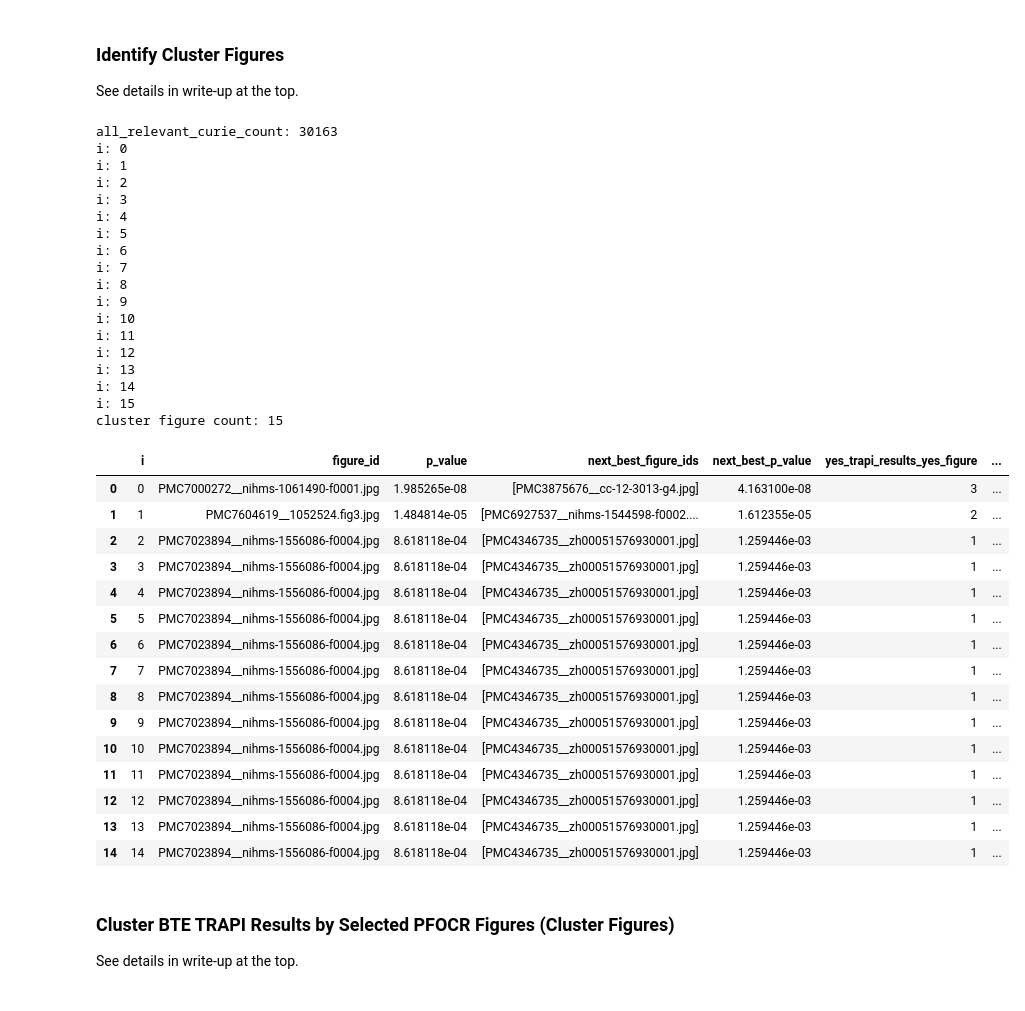
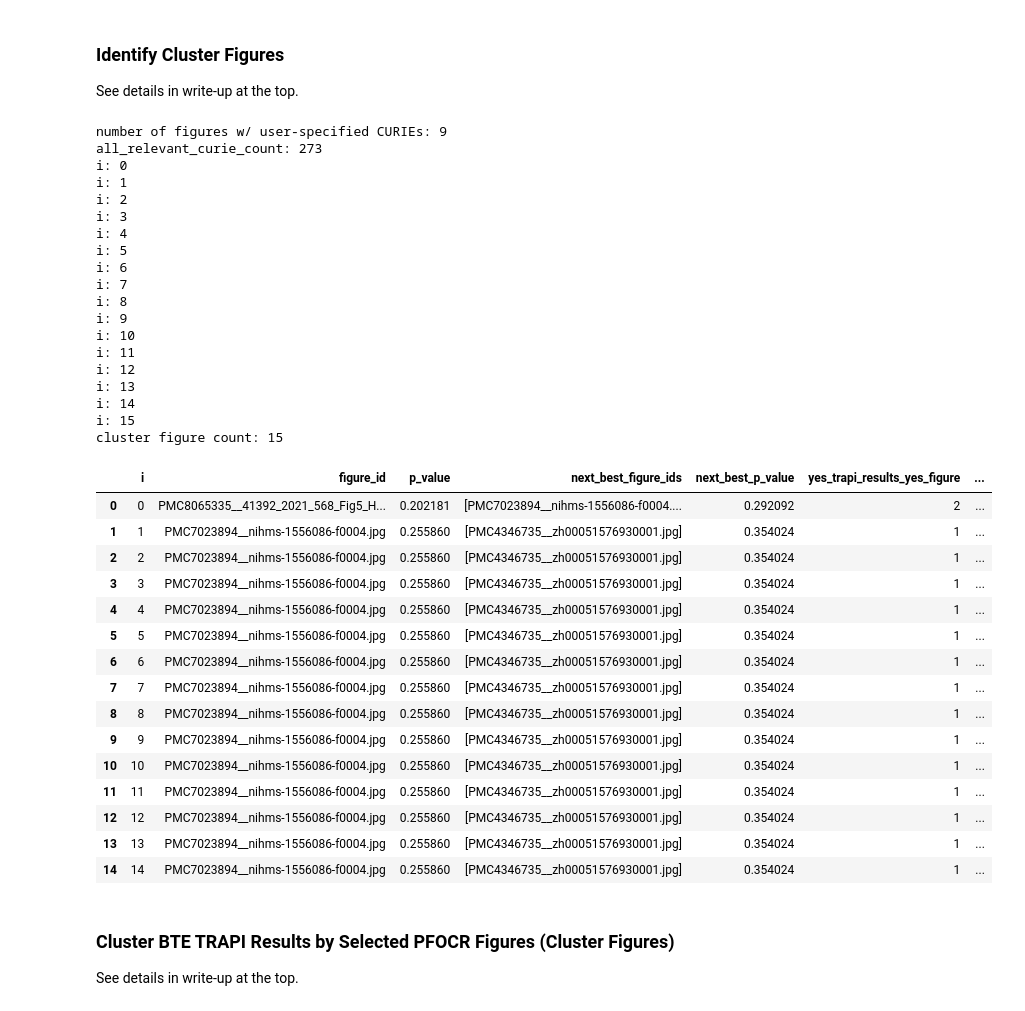
Before and after one commit to wikipathways/pathway-figure-ocr, a Jupyter notebook: notebooks/bte_clustering.ipynb, the cells around one changed output. Saved outputs shown, nothing was run; the diff lists cells and outputs as text; code cells hidden in the pictures.

```diff
--- a/notebooks/bte_clustering.ipynb
+++ b/notebooks/bte_clustering.ipynb
@@ -725,70 +724,71 @@ def get_next_cluster_figures(
 
 
 # don't worry whether cluster figure has user-specified IDs
+#relevant_figure_curie_df = figure_curie_df[figure_curie_df["category"].isin(
+#    list(relevant_pfocr_categories)
+#)]
+# only use cluster figures that have the user-specified ids
+figures_with_user_specified_ids = set(
+    figure_curie_df[
+        figure_curie_df["curie"].isin(user_specified_ids)
+    ]["figure_id"]
+)
+print(f'number of figures w/ user-specified CURIEs: {len(figures_with_user_specified_ids)}')
 relevant_figure_curie_df = figure_curie_df[figure_curie_df["category"].isin(
     list(relevant_pfocr_categories)
+) & figure_curie_df["figure_id"].isin(
+    figures_with_user_specified_ids
 )]
-# only use cluster figures that have the user-specified ids
-#figures_with_user_specified_ids = set(
-#    figure_curie_df[
-#        figure_curie_df["curie"].isin(user_specified_ids)
-#    ]["figure_id"]
-#)
-#print(f'number of figures w/ user-specified CURIEs: {len(figures_with_user_specified_ids)}')
-#relevant_figure_curie_df = figure_curie_df[figure_curie_df["category"].isin(
-#    list(relevant_pfocr_categories)
-#) & figure_curie_df["figure_id"].isin(
-#    figures_with_user_specified_ids
-#)]
 
 all_relevant_curie_count = len(set(
     relevant_figure_curie_df["curie"].drop_duplicates()
 ))
 print(f'all_relevant_curie_count: {all_relevant_curie_count}')
 
 cluster_figure_ids_out = get_next_cluster_figures(
     all_relevant_curie_count,
     relevant_figure_curie_df,
     trapi_results_unified_curies,
 )
 print(f'cluster figure count: {len(cluster_figure_ids_out)}')
 cluster_figure_df = pd.DataFrame.from_records(cluster_figure_data)
 cluster_figure_df
 # %% [output]
-all_relevant_curie_count: 30163
+number of figures w/ user-specified CURIEs: 9
+all_relevant_curie_count: 273
 i: 0
 i: 1
 i: 2
 i: 3
 i: 4
 i: 5
 i: 6
 i: 7
 i: 8
 i: 9
 i: 10
 i: 11
 i: 12
 i: 13
 i: 14
 i: 15
 cluster figure count: 15
 |  | i | figure_id | p_value | next_best_figure_ids | next_best_p_value | yes_trapi_results_yes_figure | ... |
-| 0 | 0 | PMC7000272__nihms-1061490-f0001.jpg | 1.985265e-08 | [PMC3875676__cc-12-3013-g4.jpg] | 4.163100e-08 | 3 | ... |
-| 1 | 1 | PMC7604619__1052524.fig3.jpg | 1.484814e-05 | [PMC6927537__nihms-1544598-f0002.... | 1.612355e-05 | 2 | ... |
-| 2 | 2 | PMC7023894__nihms-1556086-f0004.jpg | 8.618118e-04 | [PMC4346735__zh00051576930001.jpg] | 1.259446e-03 | 1 | ... |
-| 3 | 3 | PMC7023894__nihms-1556086-f0004.jpg | 8.618118e-04 | [PMC4346735__zh00051576930001.jpg] | 1.259446e-03 | 1 | ... |
-| 4 | 4 | PMC7023894__nihms-1556086-f0004.jpg | 8.618118e-04 | [PMC4346735__zh00051576930001.jpg] | 1.259446e-03 | 1 | ... |
-| 5 | 5 | PMC7023894__nihms-1556086-f0004.jpg | 8.618118e-04 | [PMC4346735__zh00051576930001.jpg] | 1.259446e-03 | 1 | ... |
-| 6 | 6 | PMC7023894__nihms-1556086-f0004.jpg | 8.618118e-04 | [PMC4346735__zh00051576930001.jpg] | 1.259446e-03 | 1 | ... |
-| 7 | 7 | PMC7023894__nihms-1556086-f0004.jpg | 8.618118e-04 | [PMC4346735__zh00051576930001.jpg] | 1.259446e-03 | 1 | ... |
-| 8 | 8 | PMC7023894__nihms-1556086-f0004.jpg | 8.618118e-04 | [PMC4346735__zh00051576930001.jpg] | 1.259446e-03 | 1 | ... |
-| 9 | 9 | PMC7023894__nihms-1556086-f0004.jpg | 8.618118e-04 | [PMC4346735__zh00051576930001.jpg] | 1.259446e-03 | 1 | ... |
-| 10 | 10 | PMC7023894__nihms-1556086-f0004.jpg | 8.618118e-04 | [PMC4346735__zh00051576930001.jpg] | 1.259446e-03 | 1 | ... |
-| 11 | 11 | PMC7023894__nihms-1556086-f0004.jpg | 8.618118e-04 | [PMC4346735__zh00051576930001.jpg] | 1.259446e-03 | 1 | ... |
-| 12 | 12 | PMC7023894__nihms-1556086-f0004.jpg | 8.618118e-04 | [PMC4346735__zh00051576930001.jpg] | 1.259446e-03 | 1 | ... |
-| 13 | 13 | PMC7023894__nihms-1556086-f0004.jpg | 8.618118e-04 | [PMC4346735__zh00051576930001.jpg] | 1.259446e-03 | 1 | ... |
-| 14 | 14 | PMC7023894__nihms-1556086-f0004.jpg | 8.618118e-04 | [PMC4346735__zh00051576930001.jpg] | 1.259446e-03 | 1 | ... |
+| 0 | 0 | PMC8065335__41392_2021_568_Fig5_H... | 0.202181 | [PMC7023894__nihms-1556086-f0004.... | 0.292092 | 2 | ... |
+| 1 | 1 | PMC7023894__nihms-1556086-f0004.jpg | 0.255860 | [PMC4346735__zh00051576930001.jpg] | 0.354024 | 1 | ... |
+| 2 | 2 | PMC7023894__nihms-1556086-f0004.jpg | 0.255860 | [PMC4346735__zh00051576930001.jpg] | 0.354024 | 1 | ... |
+| 3 | 3 | PMC7023894__nihms-1556086-f0004.jpg | 0.255860 | [PMC4346735__zh00051576930001.jpg] | 0.354024 | 1 | ... |
+| 4 | 4 | PMC7023894__nihms-1556086-f0004.jpg | 0.255860 | [PMC4346735__zh00051576930001.jpg] | 0.354024 | 1 | ... |
+| 5 | 5 | PMC7023894__nihms-1556086-f0004.jpg | 0.255860 | [PMC4346735__zh00051576930001.jpg] | 0.354024 | 1 | ... |
+| 6 | 6 | PMC7023894__nihms-1556086-f0004.jpg | 0.255860 | [PMC4346735__zh00051576930001.jpg] | 0.354024 | 1 | ... |
+| 7 | 7 | PMC7023894__nihms-1556086-f0004.jpg | 0.255860 | [PMC4346735__zh00051576930001.jpg] | 0.354024 | 1 | ... |
+| 8 | 8 | PMC7023894__nihms-1556086-f0004.jpg | 0.255860 | [PMC4346735__zh00051576930001.jpg] | 0.354024 | 1 | ... |
+| 9 | 9 | PMC7023894__nihms-1556086-f0004.jpg | 0.255860 | [PMC4346735__zh00051576930001.jpg] | 0.354024 | 1 | ... |
+| 10 | 10 | PMC7023894__nihms-1556086-f0004.jpg | 0.255860 | [PMC4346735__zh00051576930001.jpg] | 0.354024 | 1 | ... |
+| 11 | 11 | PMC7023894__nihms-1556086-f0004.jpg | 0.255860 | [PMC4346735__zh00051576930001.jpg] | 0.354024 | 1 | ... |
+| 12 | 12 | PMC7023894__nihms-1556086-f0004.jpg | 0.255860 | [PMC4346735__zh00051576930001.jpg] | 0.354024 | 1 | ... |
+| 13 | 13 | PMC7023894__nihms-1556086-f0004.jpg | 0.255860 | [PMC4346735__zh00051576930001.jpg] | 0.354024 | 1 | ... |
+| 14 | 14 | PMC7023894__nihms-1556086-f0004.jpg | 0.255860 | [PMC4346735__zh00051576930001.jpg] | 0.354024 | 1 | ... |
 # %% [markdown]
 ### Cluster BTE TRAPI Results by Selected PFOCR Figures (Cluster Figures)
 
```
Also changed, not shown: parts of 7 cells of this notebook.
